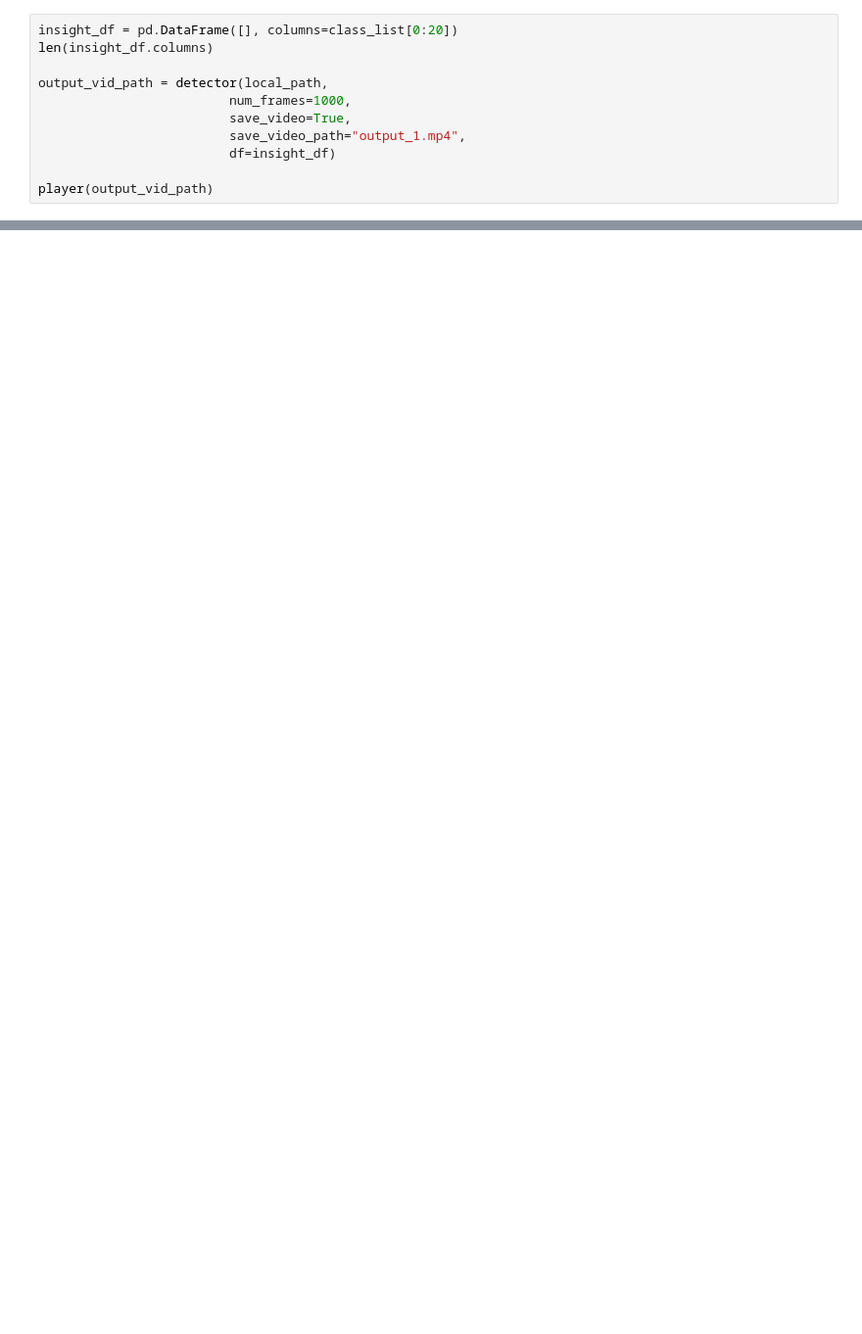
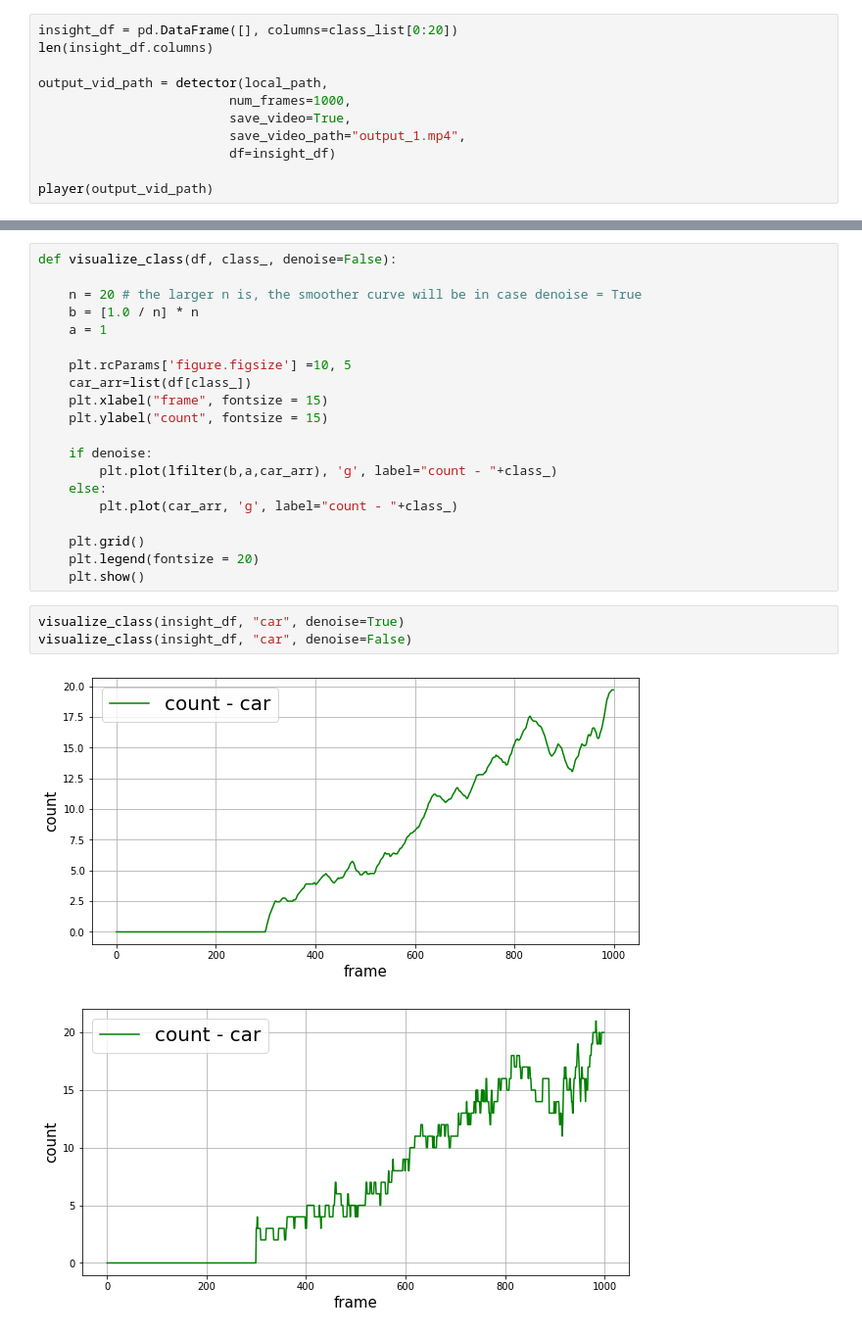
Before and after one commit to Mainakdeb/street-vision, a Jupyter notebook: street-vision.ipynb, the cells around one changed output, grey strips where cells are left out. Shown at 98% size. Cells and saved outputs as stored; diff of their text form; blank space fills up the shorter version.

Commit message:
define visualize_class()

```diff
--- a/street-vision.ipynb
+++ b/street-vision.ipynb
@@ -192,3 +193,29 @@ insight_df.tail()
+# %%
+def visualize_class(df, class_, denoise=False):
+
+    n = 20 # the larger n is, the smoother curve will be in case denoise = True
+    b = [1.0 / n] * n
+    a = 1
+
+    plt.rcParams['figure.figsize'] =10, 5
+    car_arr=list(df[class_])
+    plt.xlabel("frame", fontsize = 15)
+    plt.ylabel("count", fontsize = 15)
+
+    if denoise:
+        plt.plot(lfilter(b,a,car_arr), 'g', label="count - "+class_)
+    else:
+        plt.plot(car_arr, 'g', label="count - "+class_)
+
+    plt.grid()
+    plt.legend(fontsize = 20)
+    plt.show()
+# %%
+visualize_class(insight_df, "car", denoise=True)
+visualize_class(insight_df, "car", denoise=False)
+# %% [output]
+[figure, added]
+[figure, added]
 # %%
 car_arr=list(insight_df['car'])
 truck_arr=list(insight_df['truck'])
```
Also changed, not shown: parts of 3 cells of this notebook.
